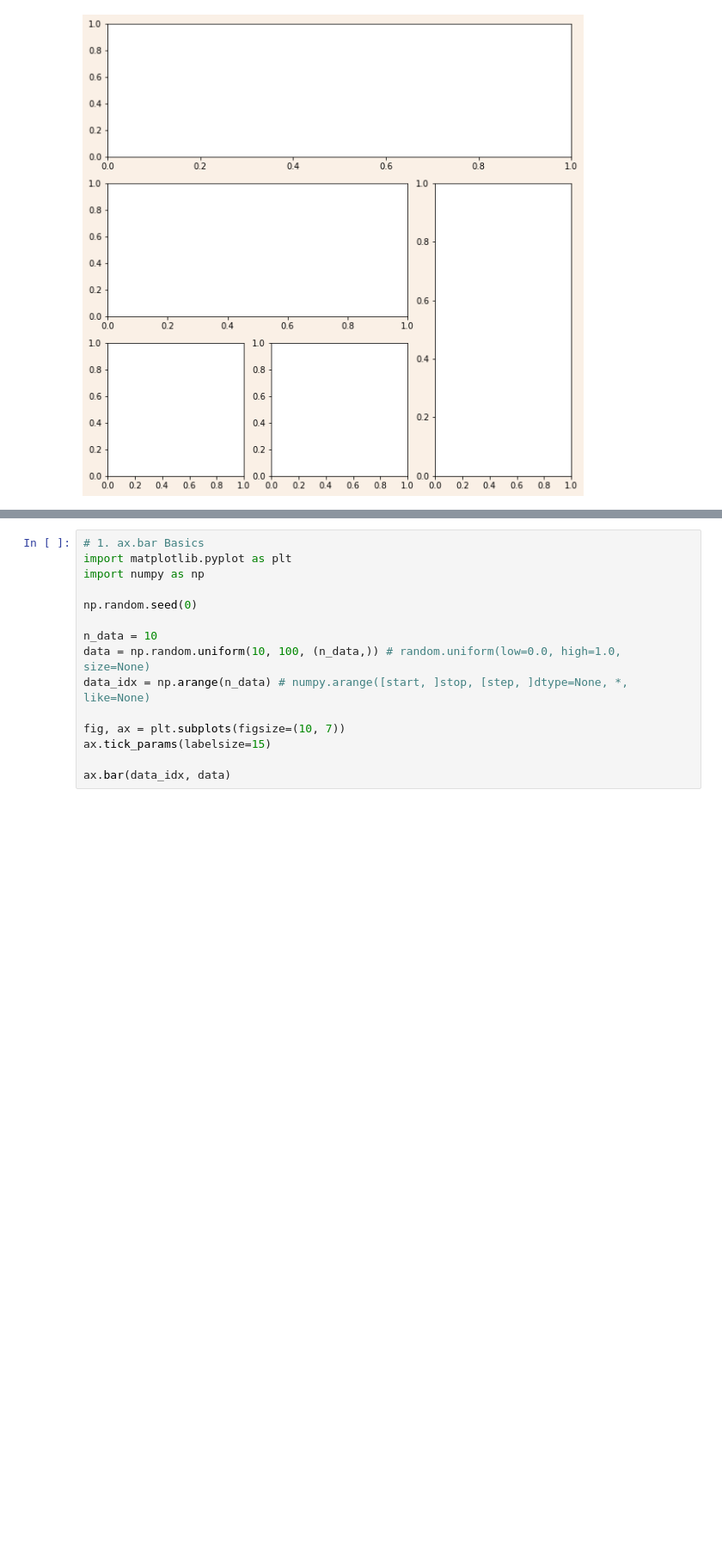
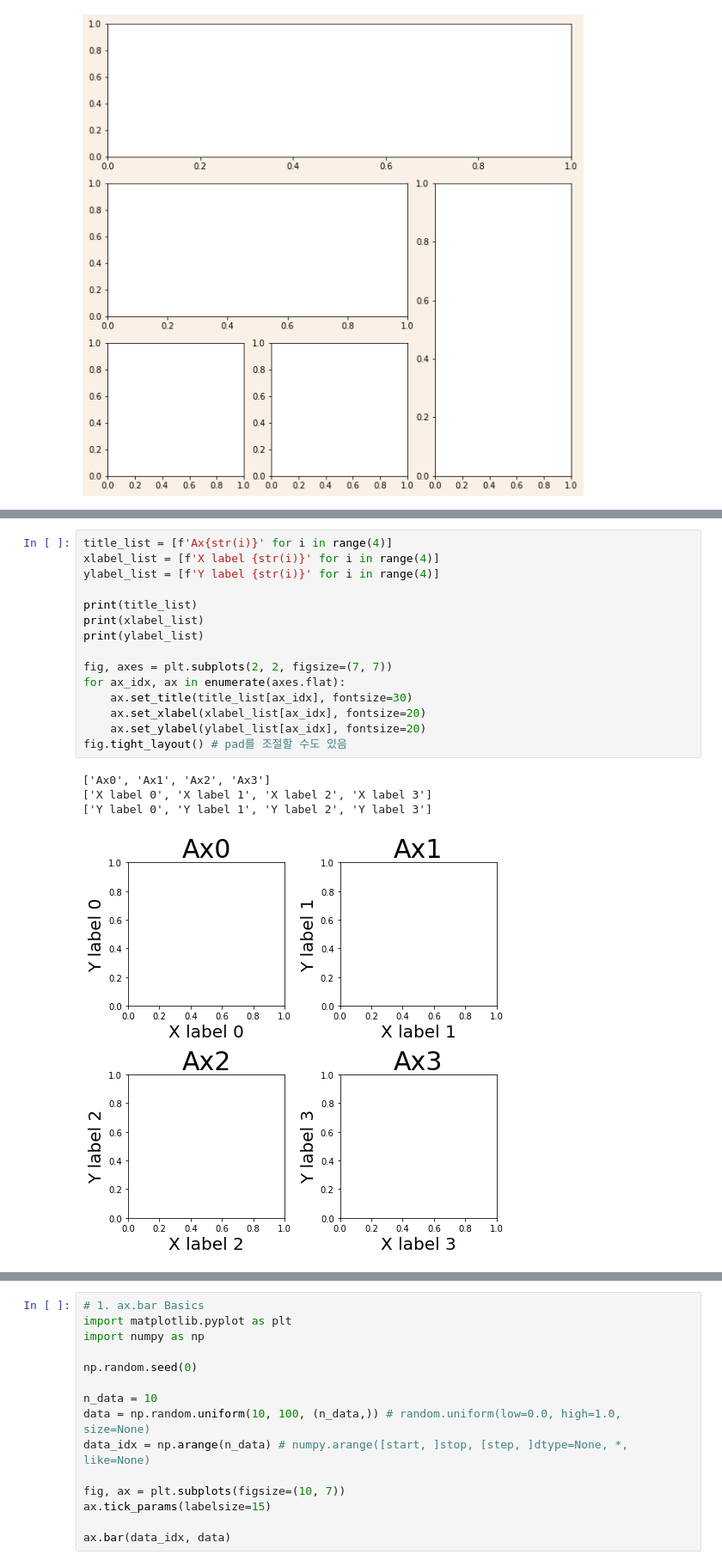
Before and after one commit to HongB1/2022-KHU-Bioinformatics-lab, a Jupyter notebook: code/Lab10 Matplotlib.ipynb, the cells around one changed output, grey strips where cells are left out. Shown at 86% size. Cells and saved outputs as stored; diff of their text form; blank space fills up the shorter version.

```diff
--- a/code/Lab10 Matplotlib.ipynb
+++ b/code/Lab10 Matplotlib.ipynb
@@ -243,0 +257,20 @@ for row, col in itertools.product(np.arange(2, 5), np.arange(0, 4)):
+# %%
+title_list = [f'Ax{str(i)}' for i in range(4)]
+xlabel_list = [f'X label {str(i)}' for i in range(4)]
+ylabel_list = [f'Y label {str(i)}' for i in range(4)]
+
+print(title_list)
+print(xlabel_list)
+print(ylabel_list)
+
+fig, axes = plt.subplots(2, 2, figsize=(7, 7))
+for ax_idx, ax in enumerate(axes.flat):
+    ax.set_title(title_list[ax_idx], fontsize=30)
+    ax.set_xlabel(xlabel_list[ax_idx], fontsize=20)
+    ax.set_ylabel(ylabel_list[ax_idx], fontsize=20)
+fig.tight_layout() # pad를 조절할 수도 있음
+# %% [output]
+['Ax0', 'Ax1', 'Ax2', 'Ax3']
+['X label 0', 'X label 1', 'X label 2', 'X label 3']
+['Y label 0', 'Y label 1', 'Y label 2', 'Y label 3']
+[figure, added]
```
Also changed, not shown: parts of 83 cells of this notebook.
